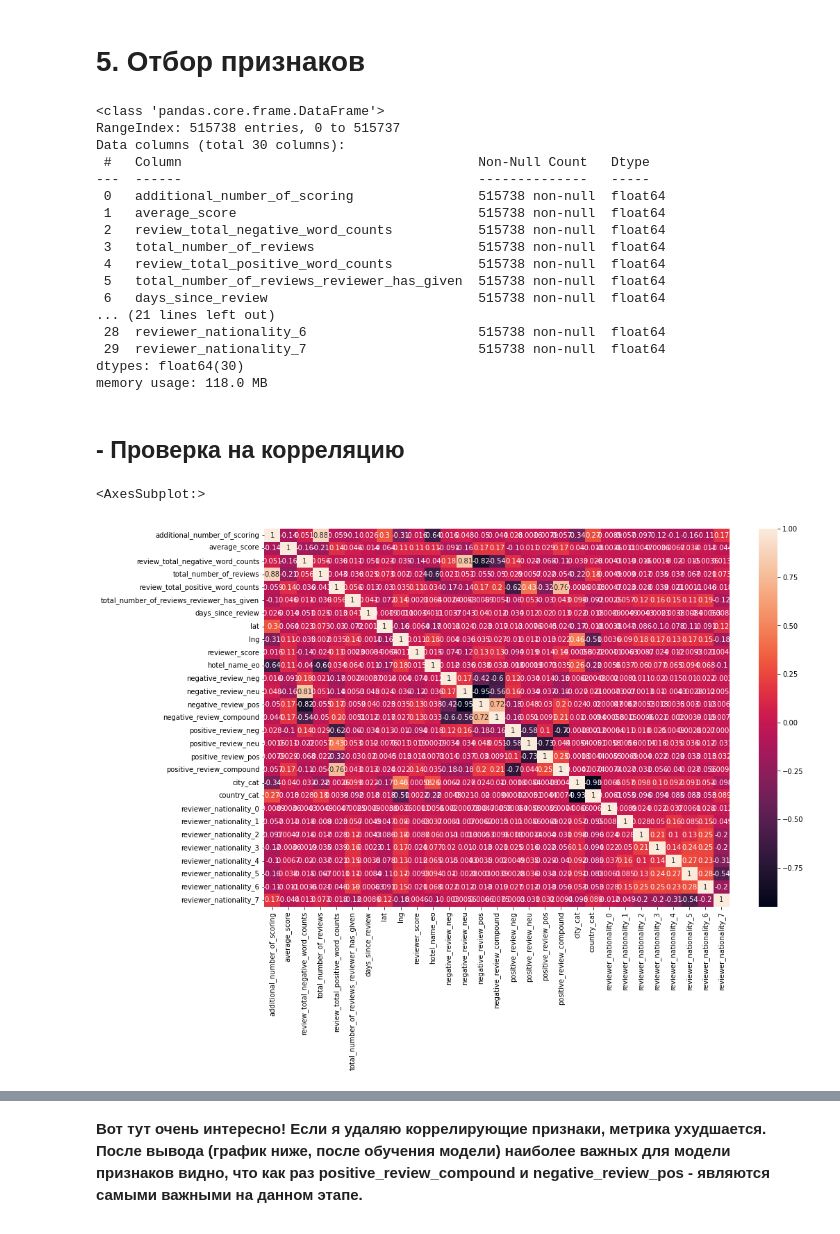
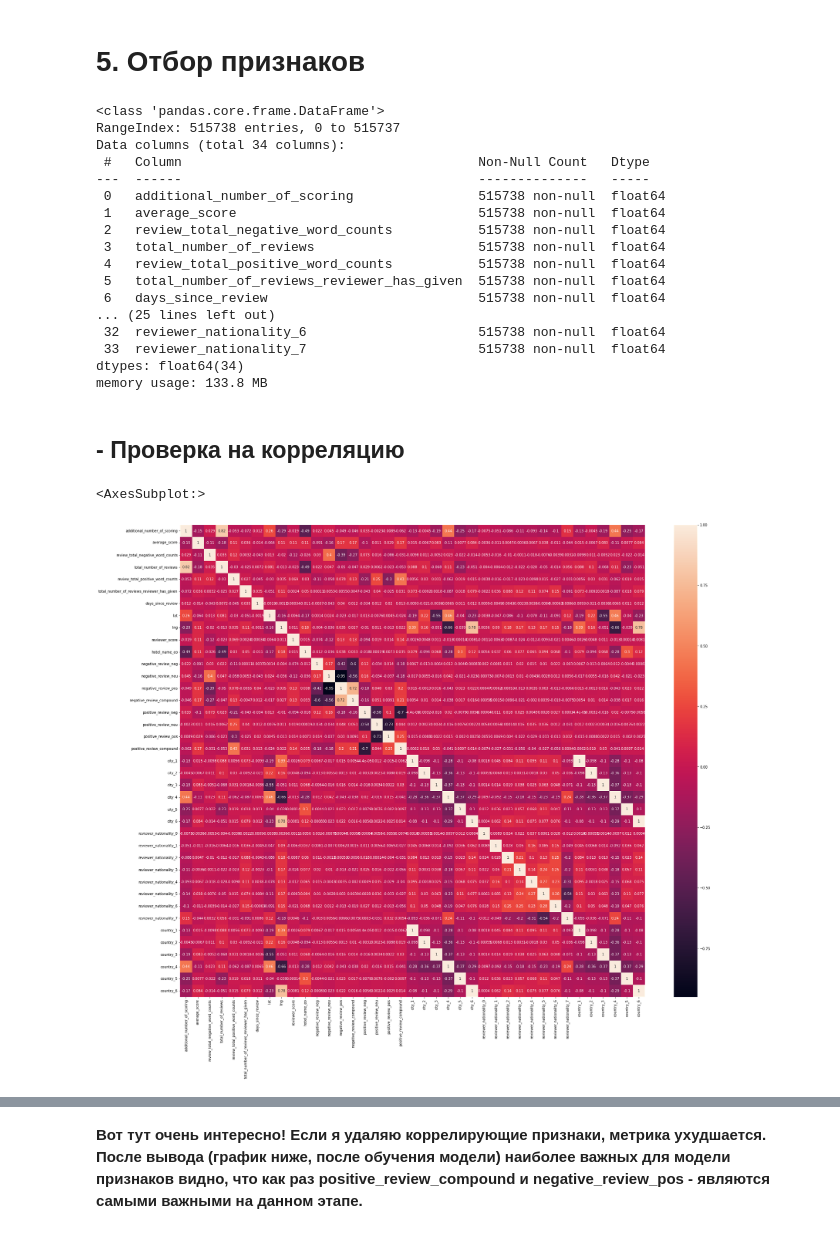
Before and after one commit to sudakovairina/project3_hotels, a Jupyter notebook: project3-hotels-sio.ipynb, the cells around one changed output, grey strips where cells are left out. Drawn from its saved outputs; the diff is of its cells as text; code cells hidden in the pictures.

```diff
--- a/project3-hotels-sio.ipynb
+++ b/project3-hotels-sio.ipynb
@@ -372,8 +338,15 @@ data['city'] = data['city'].apply(lambda x: 'London' if x == 'United' else x)
 data['country'] = data['hotel_address'].apply(lambda x: x.split()[-1]) # берем первый элемент с конца, там название страны
 
 # кодируем информацию
-data['city'] = data['city'].astype('category')
-data['city_cat'] = data['city'].cat.codes
+oh_encoder = ce.OneHotEncoder()#cols = ['reviewer_nationality'])
+city_oh = oh_encoder.fit_transform(data['city'])
+data = pd.concat([data, city_oh], axis=1)
 
-data['country'] = data['country'].astype('category')
-data['country_cat'] = data['country'].cat.codes
+country_oh = oh_encoder.fit_transform(data['country'])
+data = pd.concat([data, country_oh], axis=1)
+
+#data['city'] = data['city'].astype('category')
+#data['city_cat'] = data['city'].cat.codes
+
+#data['country'] = data['country'].astype('category')
+#data['country_cat'] = data['country'].cat.codes
@@ -560,7 +516,7 @@ data_for_fit.info()
 # %% [output]
 <class 'pandas.core.frame.DataFrame'>
 RangeIndex: 515738 entries, 0 to 515737
-Data columns (total 30 columns):
+Data columns (total 34 columns):
  #   Column                                      Non-Null Count   Dtype
 ---  ------                                      --------------   -----
  0   additional_number_of_scoring                515738 non-null  float64
@@ -570,11 +526,11 @@ Data columns (total 30 columns):
  4   review_total_positive_word_counts           515738 non-null  float64
  5   total_number_of_reviews_reviewer_has_given  515738 non-null  float64
  6   days_since_review                           515738 non-null  float64
-... (21 lines left out)
- 28  reviewer_nationality_6                      515738 non-null  float64
- 29  reviewer_nationality_7                      515738 non-null  float64
-dtypes: float64(30)
-memory usage: 118.0 MB
+... (25 lines left out)
+ 32  reviewer_nationality_6                      515738 non-null  float64
+ 33  reviewer_nationality_7                      515738 non-null  float64
+dtypes: float64(34)
+memory usage: 133.8 MB
 # %%
 # разделим признаки
 
@@ -601,11 +557,11 @@ num_cols = ['review_total_negative_word_counts',
 # %%
 # для корреляции с непрерывными признаками будем использовать метод Пирсона
 #corr = data.corr(method='pearson')
-plt.rcParams['figure.figsize'] = (15,10)
+plt.rcParams['figure.figsize'] = (30,25)
 sns.heatmap(data_for_fit.drop(['sample'], axis=1).corr(method = 'pearson'), annot=True)
 # %% [output]
 <AxesSubplot:>
-[figure, old version]
+[figure, new version]
 # %%
 # Для корреляции с категориальными признаками будем использовать метод Спирмена
 #corr = data.corr(method = 'spearman')
```
Also changed, not shown: parts of 27 cells of this notebook.
